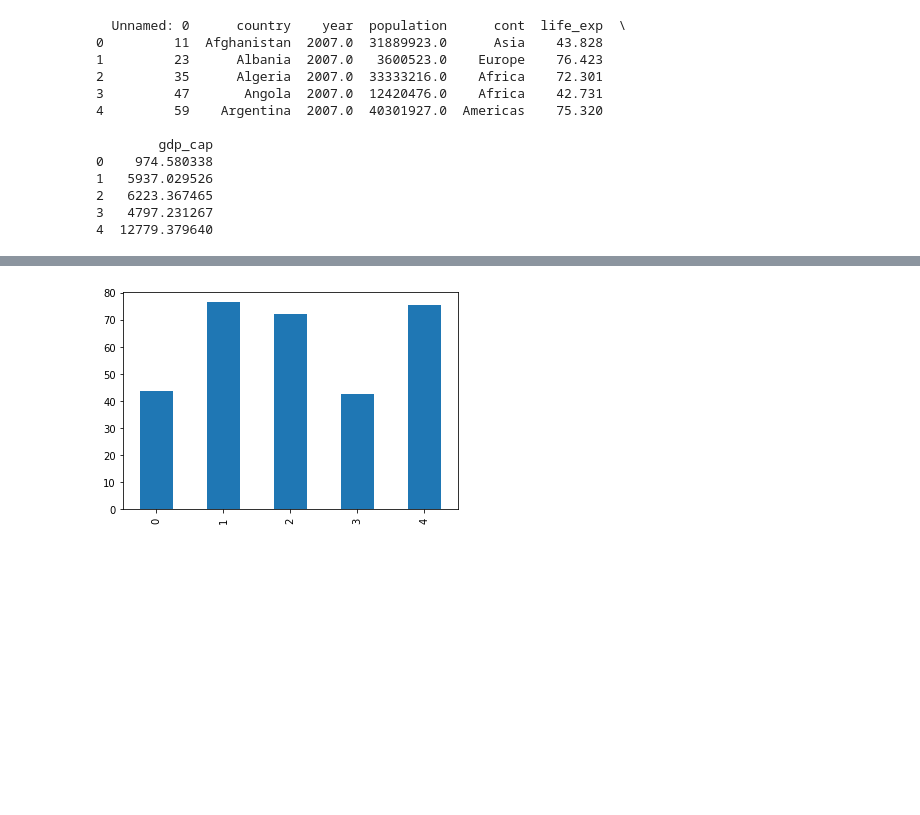
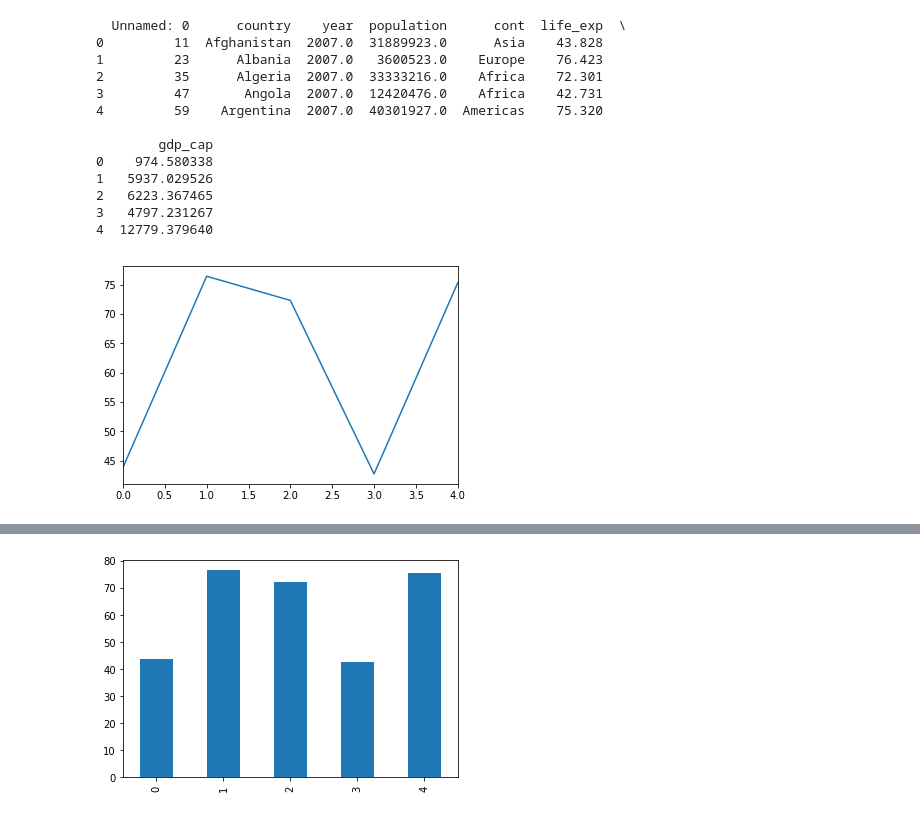
Before and after one commit to tmPolla/python, a Jupyter notebook: SketchBook/Matplotlib.ipynb, the cells around one changed output, grey strips where cells are left out. Drawn from its saved outputs; the diff is of its cells as text; code cells hidden in the pictures; blank space fills up the shorter version.

```diff
--- a/SketchBook/Matplotlib.ipynb
+++ b/SketchBook/Matplotlib.ipynb
@@ -32,0 +35,5 @@ country = data_df["country"]
+# %%
+data_df["life_exp"].head().plot()
+plt.show()
+# %% [output]
+[figure, added]
```
Also changed, not shown: parts of 4 cells of this notebook.
